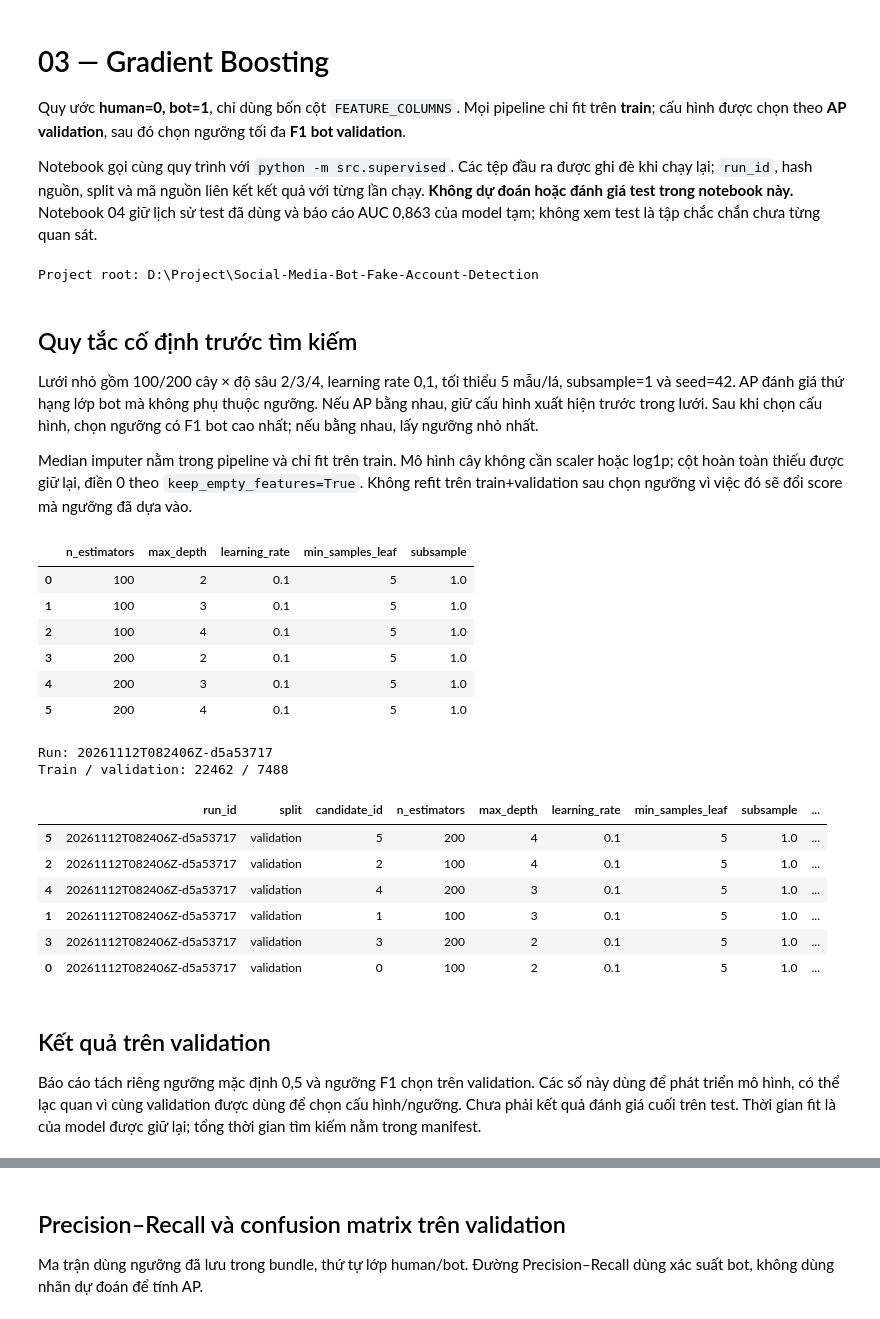
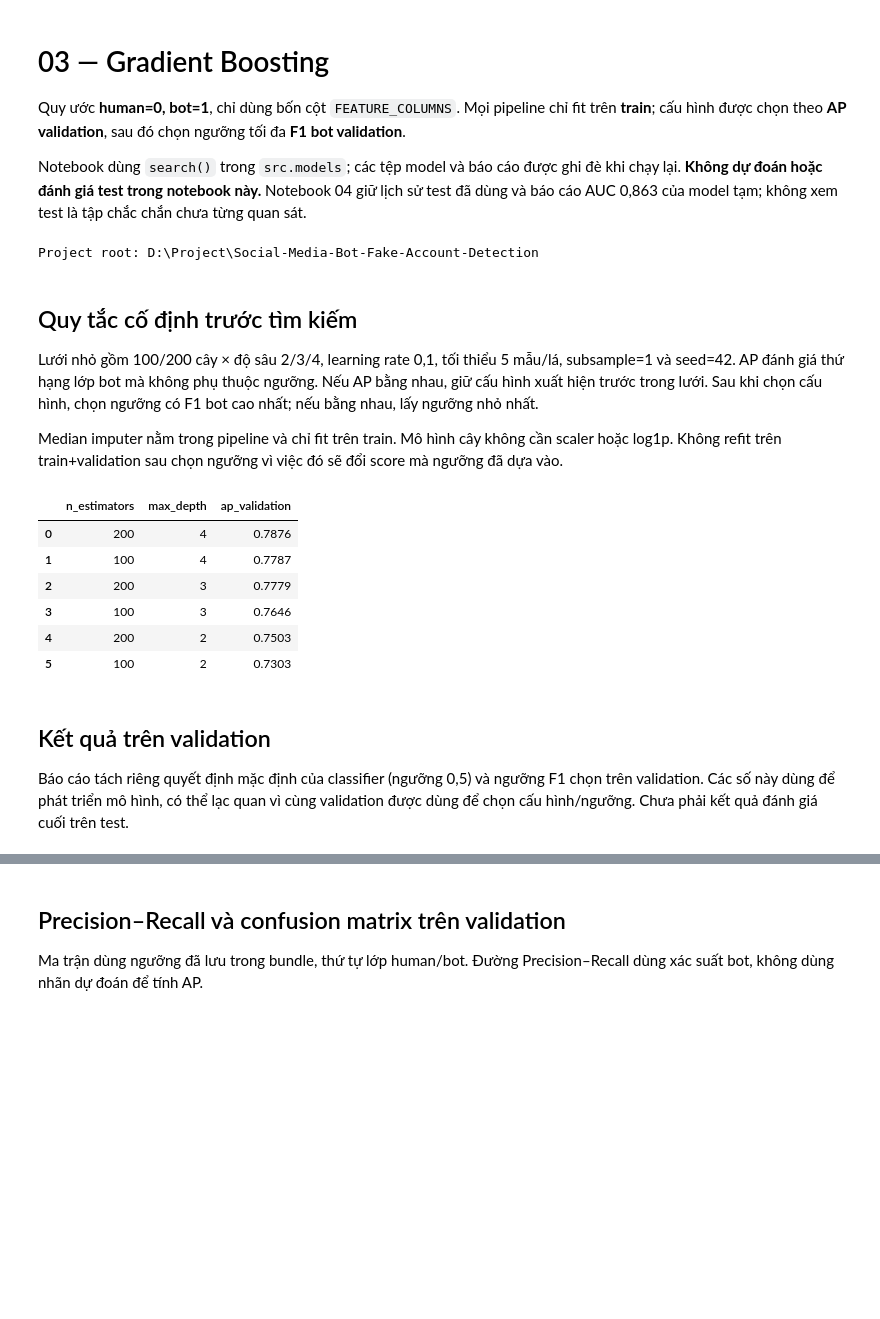
Before and after one commit to nbatho/Social-Media-Bot-Fake-Account-Detection, a Jupyter notebook: notebooks/03_supervised_baseline.ipynb, the cells around one changed output, grey strips where cells are left out. Drawn from its saved outputs; the diff is of its cells as text; code cells hidden in the pictures; blank space fills up the shorter version.

Commit message:
refactor: simplify gradient boosting notebook

```diff
--- a/notebooks/03_supervised_baseline.ipynb
+++ b/notebooks/03_supervised_baseline.ipynb
@@ -3,7 +3,7 @@
 
 Quy ước **human=0, bot=1**, chỉ dùng bốn cột `FEATURE_COLUMNS`. Mọi pipeline chỉ fit trên **train**; cấu hình được chọn theo **AP validation**, sau đó chọn ngưỡng tối đa **F1 bot validation**.
 
-Notebook gọi cùng quy trình với `python -m src.supervised`. Các tệp đầu ra được ghi đè khi chạy lại; `run_id`, hash nguồn, split và mã nguồn liên kết kết quả với từng lần chạy. **Không dự đoán hoặc đánh giá test trong notebook này.** Notebook 04 giữ lịch sử test đã dùng và báo cáo AUC 0,863 của model tạm; không xem test là tập chắc chắn chưa từng quan sát.
+Notebook dùng `search()` trong `src.models`; các tệp model và báo cáo được ghi đè khi chạy lại. **Không dự đoán hoặc đánh giá test trong notebook này.** Notebook 04 giữ lịch sử test đã dùng và báo cáo AUC 0,863 của model tạm; không xem test là tập chắc chắn chưa từng quan sát.
 # %%
 from pathlib import Path
 import sys
@@ -37,33 +36,32 @@ Project root: D:\Project\Social-Media-Bot-Fake-Account-Detection
 
 Lưới nhỏ gồm 100/200 cây × độ sâu 2/3/4, learning rate 0,1, tối thiểu 5 mẫu/lá, subsample=1 và seed=42. AP đánh giá thứ hạng lớp bot mà không phụ thuộc ngưỡng. Nếu AP bằng nhau, giữ cấu hình xuất hiện trước trong lưới. Sau khi chọn cấu hình, chọn ngưỡng có F1 bot cao nhất; nếu bằng nhau, lấy ngưỡng nhỏ nhất.
 
-Median imputer nằm trong pipeline và chỉ fit trên train. Mô hình cây không cần scaler hoặc log1p; cột hoàn toàn thiếu được giữ lại, điền 0 theo `keep_empty_features=True`. Không refit trên train+validation sau chọn ngưỡng vì việc đó sẽ đổi score mà ngưỡng đã dựa vào.
+Median imputer nằm trong pipeline và chỉ fit trên train. Mô hình cây không cần scaler hoặc log1p. Không refit trên train+validation sau chọn ngưỡng vì việc đó sẽ đổi score mà ngưỡng đã dựa vào.
 # %%
-display(pd.DataFrame(GRADIENT_BOOSTING_CANDIDATES))
-run = run_supervised()
-search, results, manifest = run["search"], run["results"], run["manifest"]
-print("Run:", manifest["run_id"])
-print("Train / validation:", manifest["provenance"]["train_rows"], "/", manifest["provenance"]["validation_rows"])
-display(search.sort_values("ap", ascending=False, kind="stable").round(6))
+train, validation, _ = split_features(build_features(load_profiles()))
+gb, gb_config, gb_search = search(
+    train_gradient_boosting,
+    {"n_estimators": [100, 200], "max_depth": [2, 3, 4]},
+    train, validation,
+)
+display(gb_search.round(4))
+save_model("gradient_boosting", gb, gb_config,
+           select_threshold(validation["label"], bot_scores(gb, validation)))
+
+REPORTS_DIR.mkdir(parents=True, exist_ok=True)
+gb_search.to_csv(REPORTS_DIR / "supervised_validation_search.csv", index=False)
+results = compare_models({"gradient_boosting": load_model("gradient_boosting")}, validation, "validation")
+results.to_csv(REPORTS_DIR / "supervised_validation_metrics.csv", index=False)
 # %% [output]
-|  | n_estimators | max_depth | learning_rate | min_samples_leaf | subsample |
-| 0 | 100 | 2 | 0.1 | 5 | 1.0 |
-| 1 | 100 | 3 | 0.1 | 5 | 1.0 |
-| 2 | 100 | 4 | 0.1 | 5 | 1.0 |
-| 3 | 200 | 2 | 0.1 | 5 | 1.0 |
-| 4 | 200 | 3 | 0.1 | 5 | 1.0 |
-| 5 | 200 | 4 | 0.1 | 5 | 1.0 |
+|  | n_estimators | max_depth | ap_validation |
+| 0 | 200 | 4 | 0.7876 |
+| 1 | 100 | 4 | 0.7787 |
+| 2 | 200 | 3 | 0.7779 |
+| 3 | 100 | 3 | 0.7646 |
+| 4 | 200 | 2 | 0.7503 |
+| 5 | 100 | 2 | 0.7303 |
-Run: 20261112T082406Z-d5a53717
-Train / validation: 22462 / 7488
-|  | run_id | split | candidate_id | n_estimators | max_depth | learning_rate | min_samples_leaf | subsample | ... |
-| 5 | 20261112T082406Z-d5a53717 | validation | 5 | 200 | 4 | 0.1 | 5 | 1.0 | ... |
-| 2 | 20261112T082406Z-d5a53717 | validation | 2 | 100 | 4 | 0.1 | 5 | 1.0 | ... |
-| 4 | 20261112T082406Z-d5a53717 | validation | 4 | 200 | 3 | 0.1 | 5 | 1.0 | ... |
-| 1 | 20261112T082406Z-d5a53717 | validation | 1 | 100 | 3 | 0.1 | 5 | 1.0 | ... |
-| 3 | 20261112T082406Z-d5a53717 | validation | 3 | 200 | 2 | 0.1 | 5 | 1.0 | ... |
-| 0 | 20261112T082406Z-d5a53717 | validation | 0 | 100 | 2 | 0.1 | 5 | 1.0 | ... |
 # %% [markdown]
 ## Kết quả trên validation
 
-Báo cáo tách riêng ngưỡng mặc định 0,5 và ngưỡng F1 chọn trên validation. Các số này dùng để phát triển mô hình, có thể lạc quan vì cùng validation được dùng để chọn cấu hình/ngưỡng. Chưa phải kết quả đánh giá cuối trên test. Thời gian fit là của model được giữ lại; tổng thời gian tìm kiếm nằm trong manifest.
+Báo cáo tách riêng quyết định mặc định của classifier (ngưỡng 0,5) và ngưỡng F1 chọn trên validation. Các số này dùng để phát triển mô hình, có thể lạc quan vì cùng validation được dùng để chọn cấu hình/ngưỡng. Chưa phải kết quả đánh giá cuối trên test.
 # %%
```
Also changed, not shown: parts of 6 cells of this notebook.
